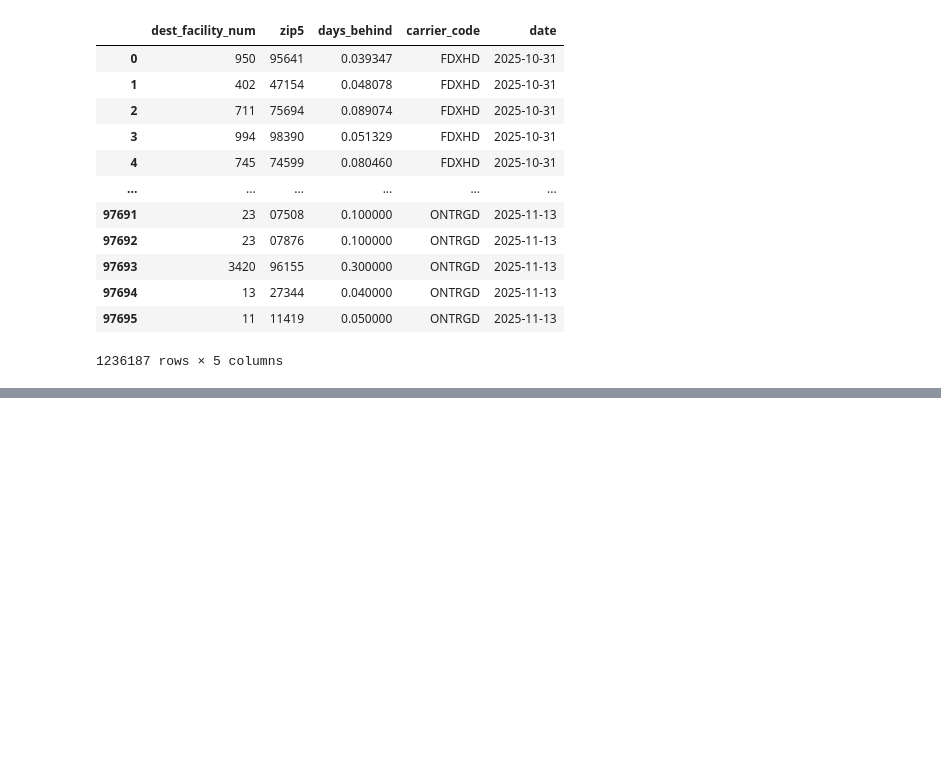
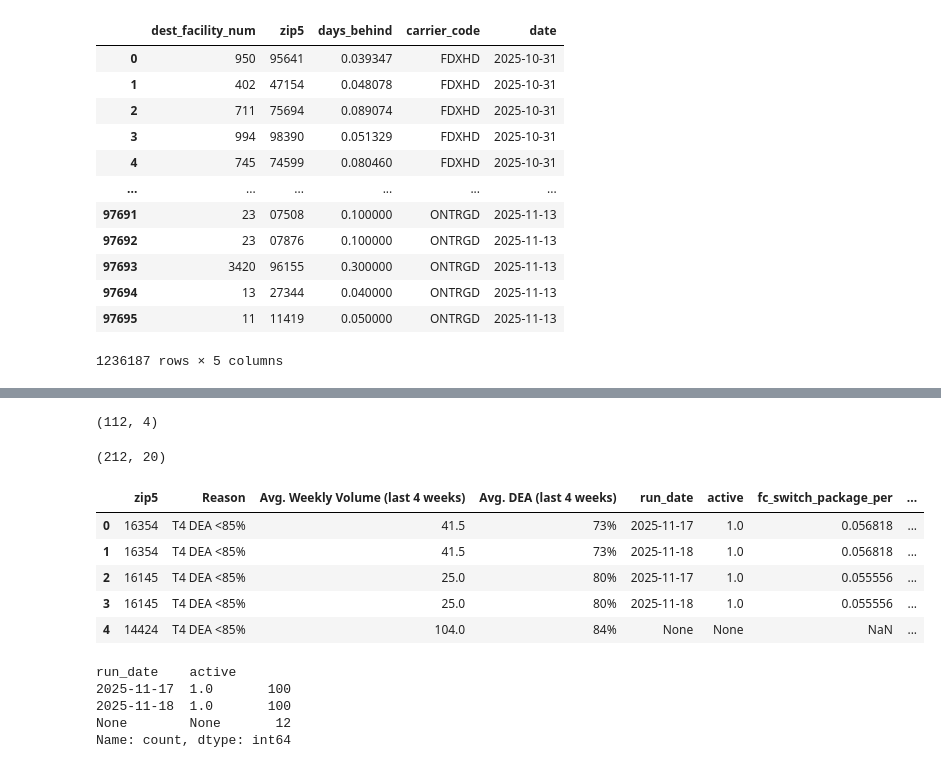
Before and after one commit to ogunes-chwy/zipcar, a Jupyter notebook: debug_recommendations.ipynb, the cells around one changed output, grey strips where cells are left out. Drawn from its saved outputs; the diff is of its cells as text; code cells hidden in the pictures; blank space fills up the shorter version.

```diff
--- a/debug_recommendations.ipynb
+++ b/debug_recommendations.ipynb
@@ -431,0 +359,4 @@ df
+# %%
+df_ext['zip5'] = df_ext['zip5'].astype(int)
+df_ext['zip5'] = df_ext['zip5'].astype(str)
+df_ext['zip5'] = df_ext['zip5'].str.pad(5,fillchar='0')
@@ -431,0 +369,4 @@ df
+# %%
+df_ext.shape
+# %% [output]
+(112, 4)
@@ -431,0 +383,4 @@ df
+# %%
+df_comp.shape
+# %% [output]
+(212, 20)
@@ -431,0 +391,17 @@ df
+# %%
+df_comp.head()
+# %% [output]
+|  | zip5 | Reason | Avg. Weekly Volume (last 4 weeks) | Avg. DEA (last 4 weeks) | run_date | active | fc_switch_package_per | ... |
+| 0 | 16354 | T4 DEA <85% | 41.5 | 73% | 2025-11-17 | 1.0 | 0.056818 | ... |
+| 1 | 16354 | T4 DEA <85% | 41.5 | 73% | 2025-11-18 | 1.0 | 0.056818 | ... |
+| 2 | 16145 | T4 DEA <85% | 25.0 | 80% | 2025-11-17 | 1.0 | 0.055556 | ... |
+| 3 | 16145 | T4 DEA <85% | 25.0 | 80% | 2025-11-18 | 1.0 | 0.055556 | ... |
+| 4 | 14424 | T4 DEA <85% | 104.0 | 84% | None | None | NaN | ... |
+# %%
+df_comp[['run_date','active']].value_counts()
+# %% [output]
+run_date    active
+2025-11-17  1.0       100
+2025-11-18  1.0       100
+None        None       12
+Name: count, dtype: int64
```
Also changed, not shown: parts of 26 cells of this notebook, 1 other file.
